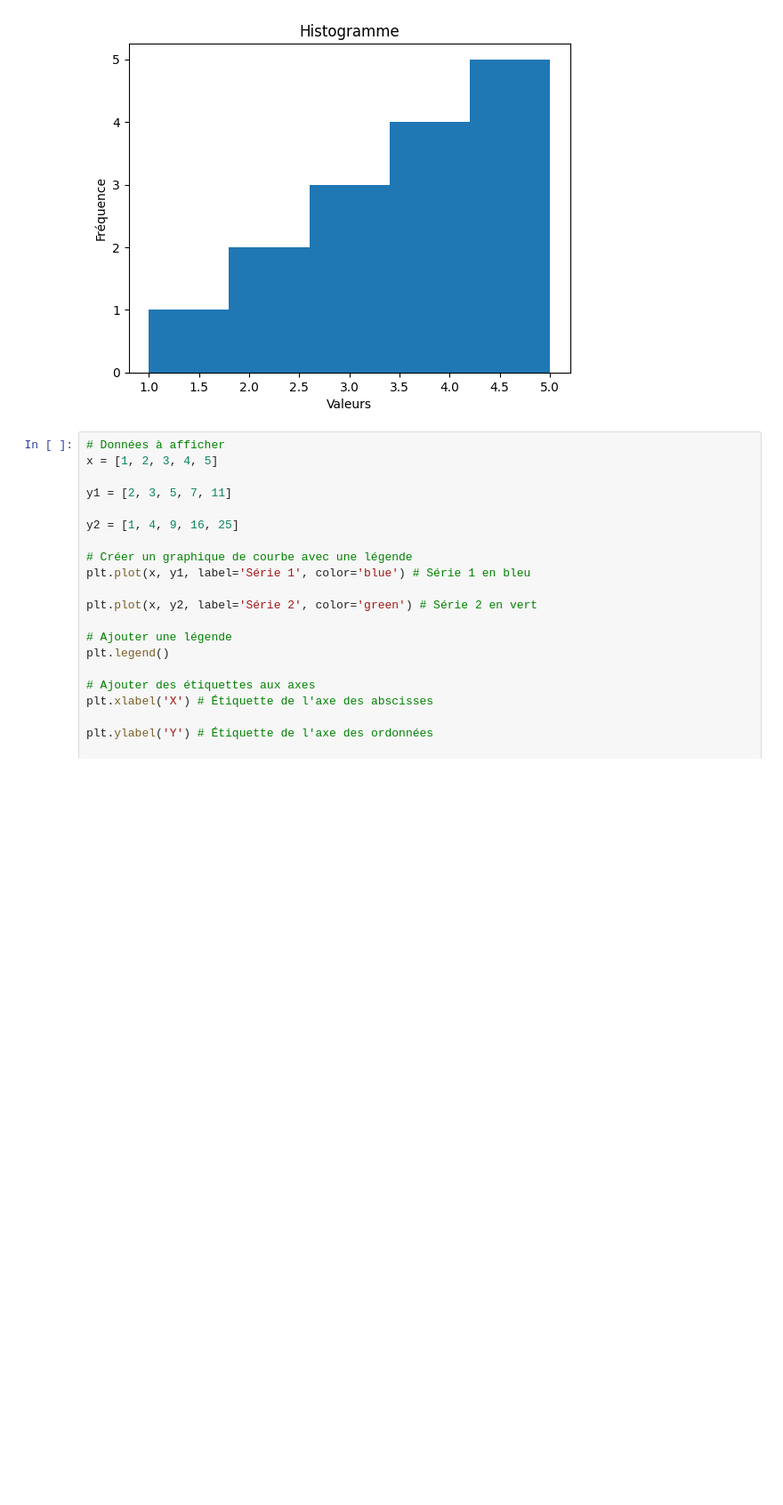
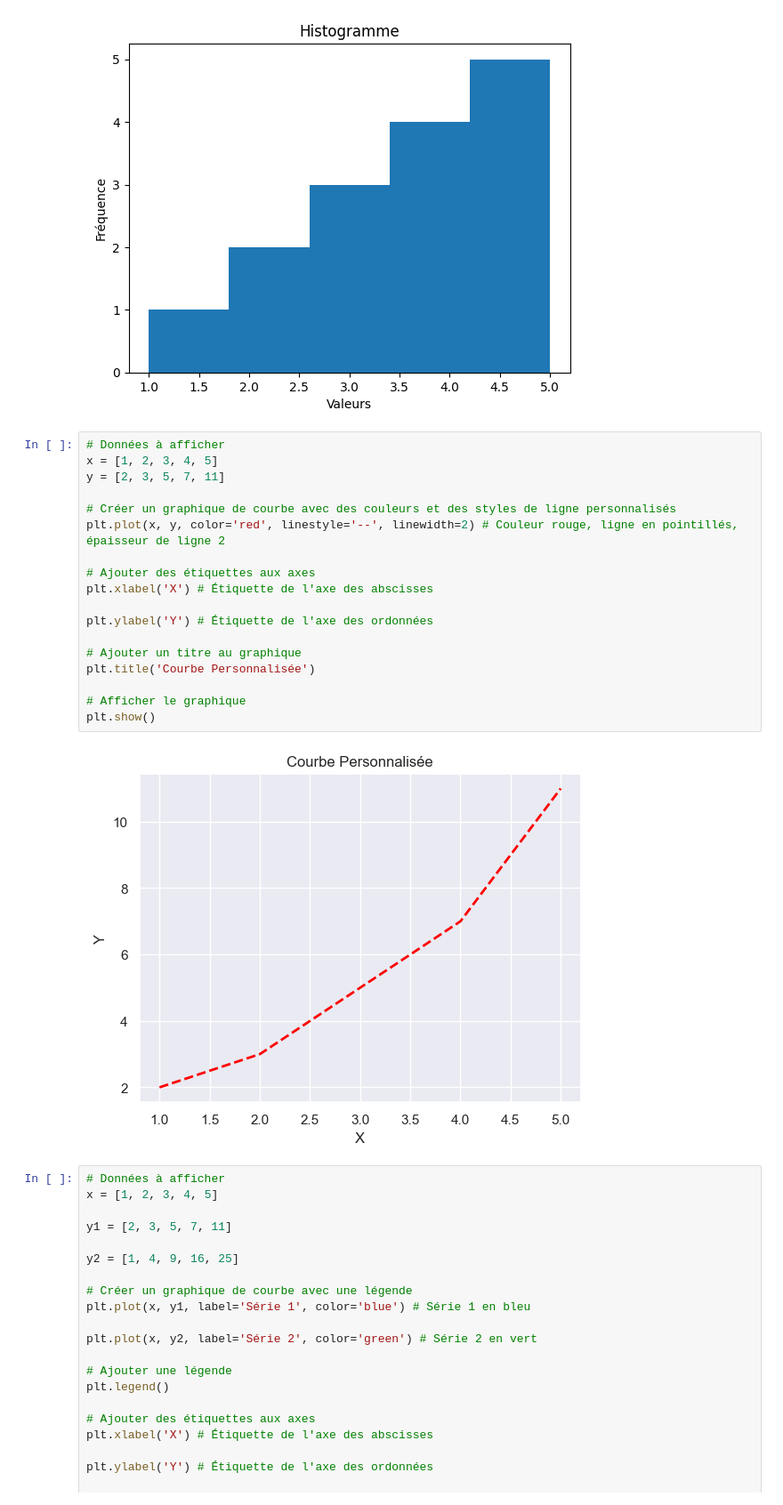
Before and after one commit to rohanfosse/CPIA1-info, a Jupyter notebook: content/03-python/code-matplotlib.ipynb, the cells around one changed output. Shown: that part at 89% size. Saved outputs shown, nothing was run; the diff lists cells and outputs as text; blank space fills up the shorter version.

```diff
--- a/content/03-python/code-matplotlib.ipynb
+++ b/content/03-python/code-matplotlib.ipynb
@@ -42,6 +42,26 @@ plt.title('Histogramme')
 plt.show()
 # %% [output]
 [figure]
+# %%
+# Données à afficher
+x = [1, 2, 3, 4, 5]
+y = [2, 3, 5, 7, 11]
+
+# Créer un graphique de courbe avec des couleurs et des styles de ligne personnalisés
+plt.plot(x, y, color='red', linestyle='--', linewidth=2) # Couleur rouge, ligne en pointillés, épaisseur de ligne 2
+
+# Ajouter des étiquettes aux axes
+plt.xlabel('X') # Étiquette de l'axe des abscisses
+
+plt.ylabel('Y') # Étiquette de l'axe des ordonnées
+
+# Ajouter un titre au graphique
+plt.title('Courbe Personnalisée')
+
+# Afficher le graphique
+plt.show()
+# %% [output]
+[figure, added]
 # %%
 # Données à afficher
 x = [1, 2, 3, 4, 5]
```
